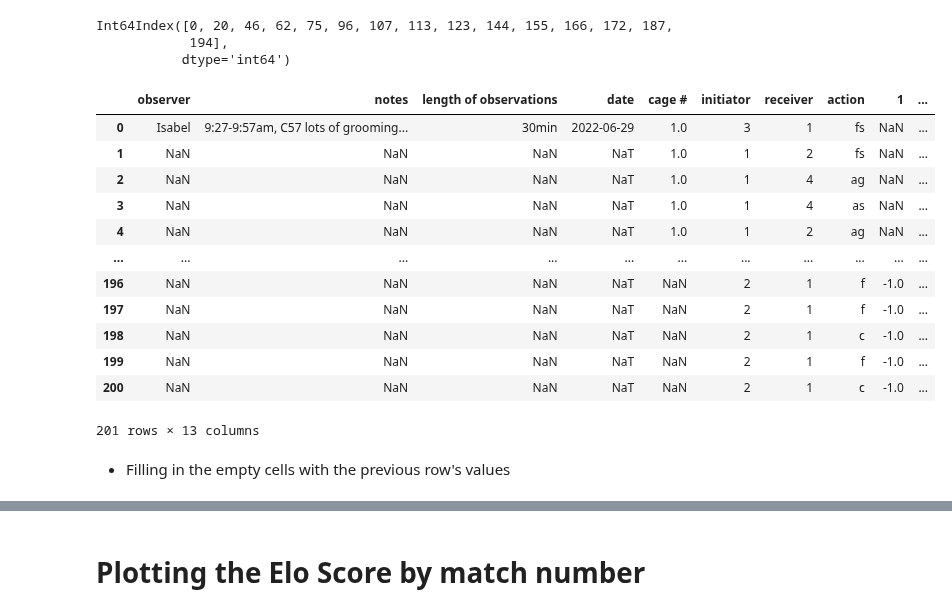
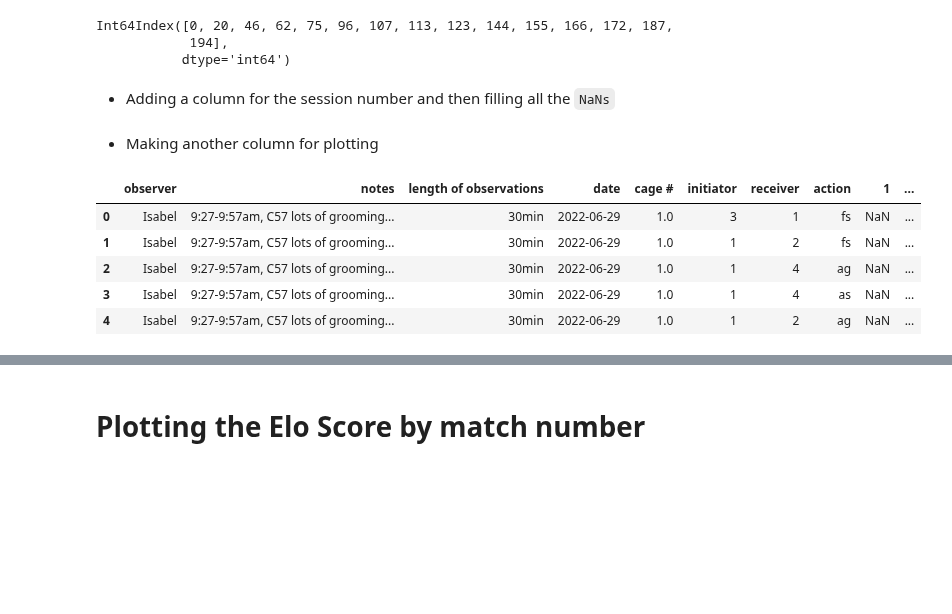
Before and after one commit to padillacoreanolab/behavioral_dataframe_processing, a Jupyter notebook: results/2022_07_25_elo_score_pilot/home_cage_processing.ipynb, the cells around one changed output, grey strips where cells are left out. Cells and saved outputs as stored; diff of their text form; code cells hidden in the pictures; blank space fills up the shorter version.

```diff
--- a/results/2022_07_25_elo_score_pilot/home_cage_processing.ipynb
+++ b/results/2022_07_25_elo_score_pilot/home_cage_processing.ipynb
@@ -74,28 +83,23 @@ home_cage_observations_df.dropna(axis=0, subset="date").index
 Int64Index([0, 20, 46, 62, 75, 96, 107, 113, 123, 144, 155, 166, 172, 187,
             194],
            dtype='int64')
-# %%
-home_cage_observations_df["session_number"] = np.nan
 # %%
-session_number = 1
-for index in home_cage_observations_df.dropna(axis=0, subset="date").index:
-    home_cage_observations_df.at[index, "session_number"] = session_number
-    session_number += 1
+session_indexes = home_cage_observations_df.dropna(axis=0, subset="date").index
+# %% [markdown]
+- Adding a column for the session number and then filling all the `NaNs`
+# %%
+home_cage_observations_df = eloscore.add_session_number_column(home_cage_observations_df, session_indexes)
+home_cage_observations_df = home_cage_observations_df.fillna(method='ffill')
+# %% [markdown]
+- Making another column for plotting
+# %%
+home_cage_observations_df = eloscore.add_session_number_column(home_cage_observations_df, session_indexes, session_number_column="session_number_plotting")
 # %%
-home_cage_observations_df
+home_cage_observations_df.head()
 # %% [output]
 |  | observer | notes | length of observations | date | cage # | initiator | receiver | action | 1 | ... |
 | 0 | Isabel | 9:27-9:57am, C57 lots of grooming... | 30min | 2022-06-29 | 1.0 | 3 | 1 | fs | NaN | ... |
-| 1 | NaN | NaN | NaN | NaT | 1.0 | 1 | 2 | fs | NaN | ... |
-| 2 | NaN | NaN | NaN | NaT | 1.0 | 1 | 4 | ag | NaN | ... |
-| 3 | NaN | NaN | NaN | NaT | 1.0 | 1 | 4 | as | NaN | ... |
-| 4 | NaN | NaN | NaN | NaT | 1.0 | 1 | 2 | ag | NaN | ... |
-| ... | ... | ... | ... | ... | ... | ... | ... | ... | ... | ... |
-| 196 | NaN | NaN | NaN | NaT | NaN | 2 | 1 | f | -1.0 | ... |
-| 197 | NaN | NaN | NaN | NaT | NaN | 2 | 1 | f | -1.0 | ... |
-| 198 | NaN | NaN | NaN | NaT | NaN | 2 | 1 | c | -1.0 | ... |
-| 199 | NaN | NaN | NaN | NaT | NaN | 2 | 1 | f | -1.0 | ... |
-| 200 | NaN | NaN | NaN | NaT | NaN | 2 | 1 | c | -1.0 | ... |
+| 1 | Isabel | 9:27-9:57am, C57 lots of grooming... | 30min | 2022-06-29 | 1.0 | 1 | 2 | fs | NaN | ... |
+| 2 | Isabel | 9:27-9:57am, C57 lots of grooming... | 30min | 2022-06-29 | 1.0 | 1 | 4 | ag | NaN | ... |
+| 3 | Isabel | 9:27-9:57am, C57 lots of grooming... | 30min | 2022-06-29 | 1.0 | 1 | 4 | as | NaN | ... |
+| 4 | Isabel | 9:27-9:57am, C57 lots of grooming... | 30min | 2022-06-29 | 1.0 | 1 | 2 | ag | NaN | ... |
-201 rows × 13 columns
-# %% [markdown]
-- Filling in the empty cells with the previous row's values
```
Also changed, not shown: parts of 78 cells of this notebook, 1 other file.
